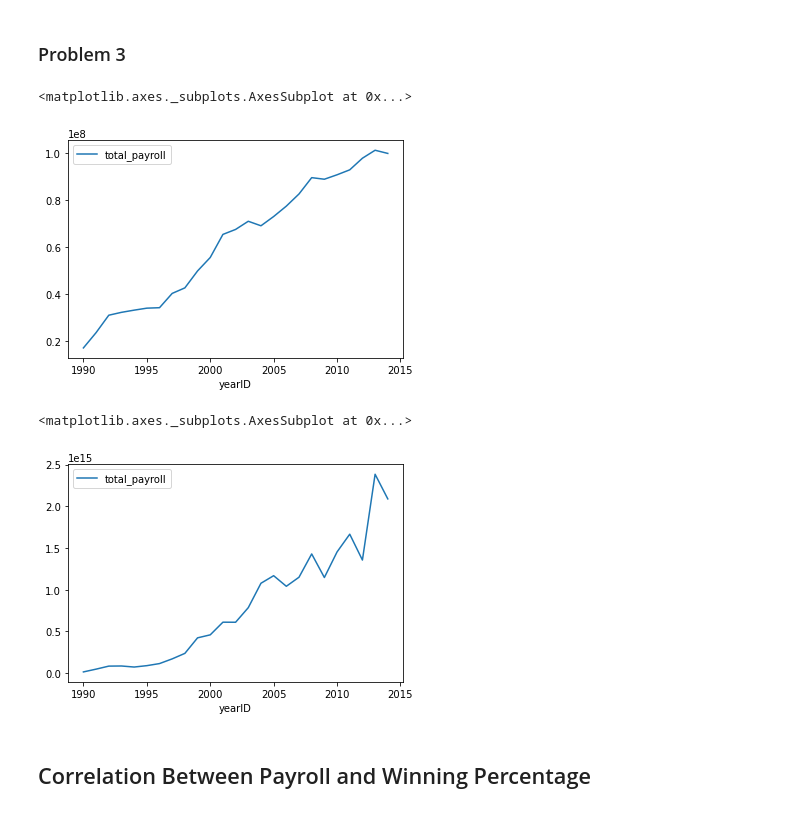
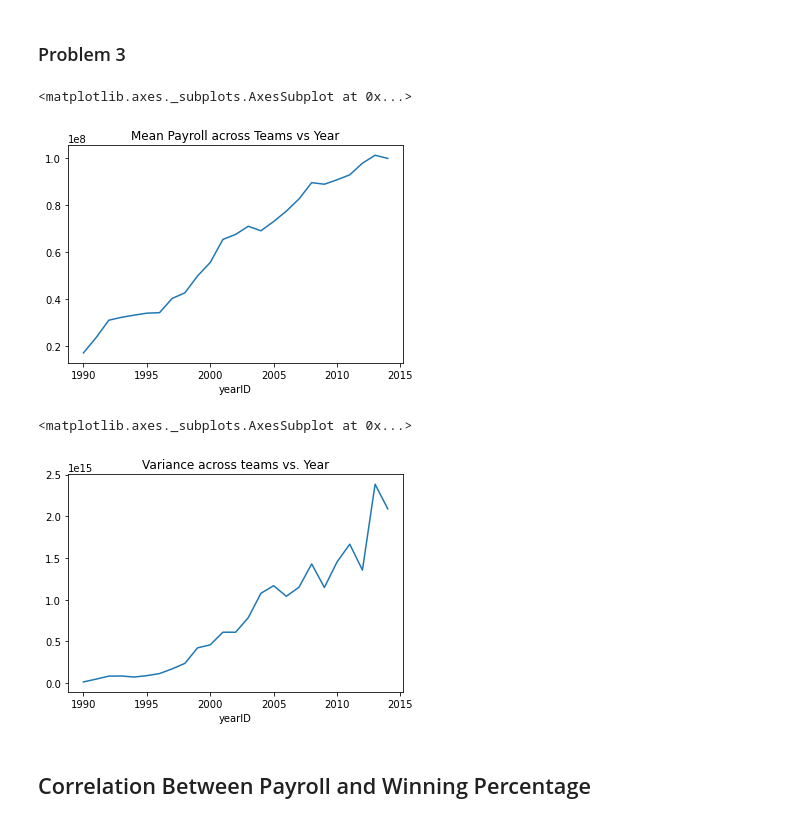
Before and after one commit to joshkellner/DSProject2, a Jupyter notebook: Project 2.ipynb, the cells around one changed output. Drawn from its saved outputs; the diff is of its cells as text; code cells hidden in the pictures.

```diff
--- a/Project 2.ipynb
+++ b/Project 2.ipynb
@@ -72,16 +72,16 @@ From the first plot, it seems that the total_payroll increases over time. To mak
 ### Problem 3
 # %%
 mean_payrolls = team_stats.groupby("yearID").mean()["total_payroll"]
-mean_payrolls.plot(y="total_payroll", legend=True)
+mean_payrolls.plot(title="Mean Payroll across Teams vs Year")
 # %% [output]
 <matplotlib.axes._subplots.AxesSubplot at 0x...>
-[figure, old version]
+[figure, new version]
 # %%
 payrollVariance = team_stats.groupby("yearID").var()["total_payroll"]
-payrollVariance.plot(y="total_payroll", legend = True)
+payrollVariance.plot(title="Variance across teams vs. Year")
 # %% [output]
 <matplotlib.axes._subplots.AxesSubplot at 0x...>
-[figure, old version]
+[figure, new version]
 # %% [markdown]
 ## Correlation Between Payroll and Winning Percentage
 # %% [markdown]
```
